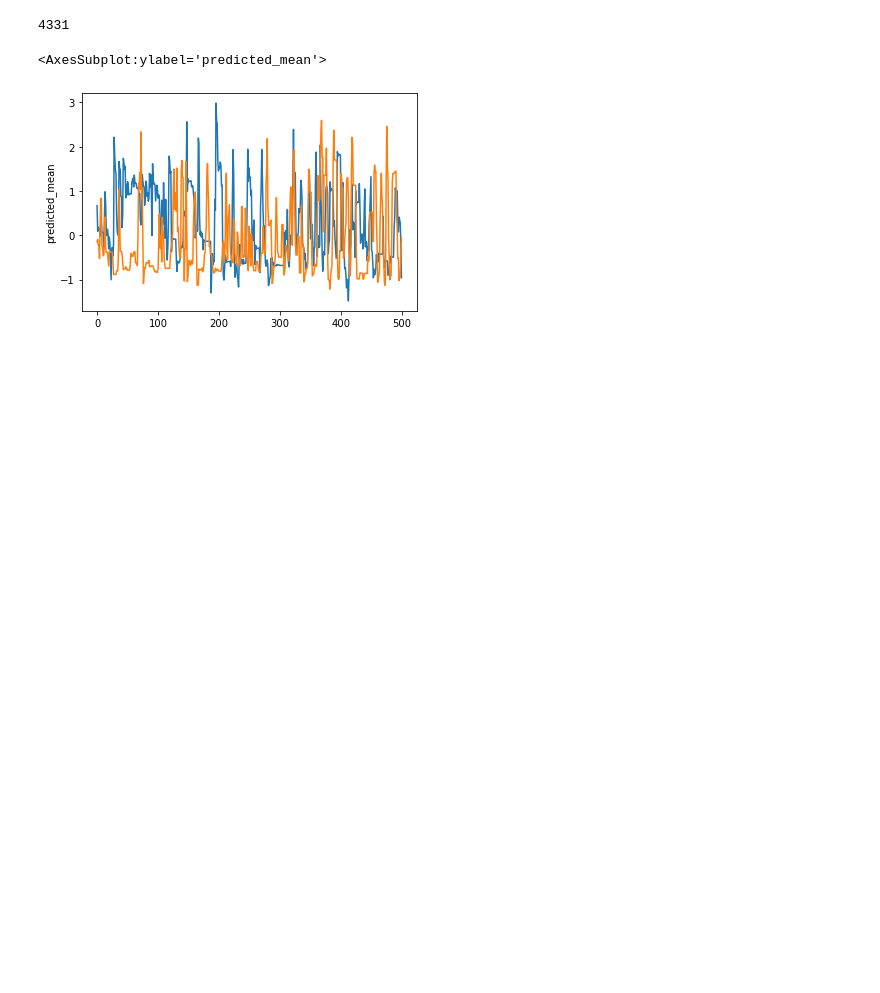
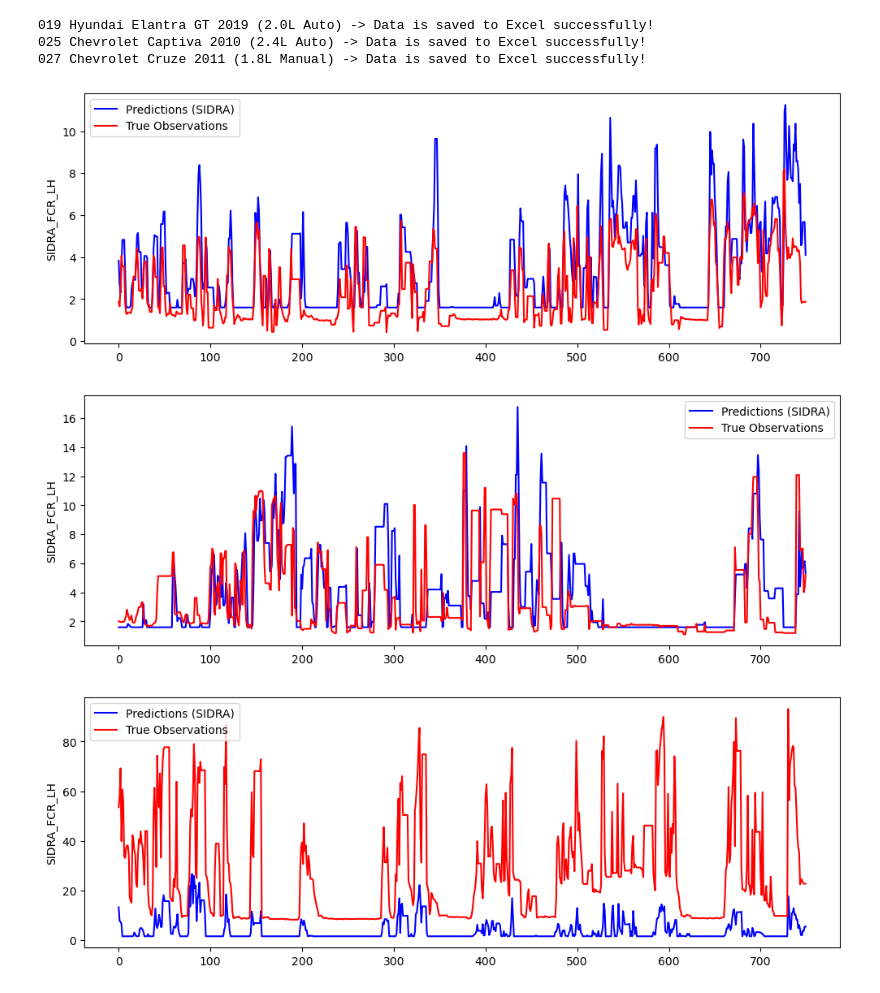
Before and after one commit to esnmrdi/phd, a Jupyter notebook: model-sidra.ipynb, the cells around one changed output. Drawn from its saved outputs; the diff is of its cells as text; code cells hidden in the pictures; blank space fills up the shorter version.

```diff
--- a/model-sidra.ipynb
+++ b/model-sidra.ipynb
@@ -72,11 +63,42 @@ len(predict)
-# %%
-test[DEPENDENT][:10]
-len(test)
-# %% [output]
-4331
-# %%
-sns.lineplot(x=range(500), y=predict[750:1250])
-sns.lineplot(x=range(500), y=test[DEPENDENT][750:1250])
-# %% [output]
-<AxesSubplot:ylabel='predicted_mean'>
-[figure, removed]
+# %%
+# Calculate total tractive force (R_t)
+def calculate_r_t(df, specs):
+    df["R_T"] = specs["B1"] + specs["B2"] * (df["SPD_MS"] ** 2) + specs["M"] * (
+        df["ACC_MS2"] / 1000) + 9.81 * (10 ** -5) * specs["M"] * df["GRADE_PERC"]
+    return df
+# %%
+# Calculate fuel consumption rate
+def calculate_fcr(df, specs):
+    df["SIDRA_FCR_MLS"] = np.where(df['R_T'] > 0, specs["ALPHA"] + specs["BETA_1"] * df["R_T"] * df["SPD_MS"] + np.where(
+        df["ACC_MS2"] > 0, specs["BETA_2"] * specs["M"] * (df["ACC_MS2"] ** 2) * df["SPD_MS"] / 1000, 0), specs["ALPHA"])
+    df["SIDRA_FCR_LH"] = (3600 / 1000) * df["SIDRA_FCR_MLS"]
+    return df
+# %%
+# Run the SIDRA model
+predictions, observations = {}, {}
+for vehicle in VEHICLES:
+    df = load_from_Excel(vehicle, "01", "Sheet1", SETTINGS)
+    df["SPD_MS"] = df["SPD_KH"] / 3.6
+    df["GRADE_PERC"] = np.tan(np.radians(df["NO_OUTLIER_GRADE_DEG"])) * 100
+    specs = load_from_Excel(VEHICLES[0], "02", "Sheet1", SETTINGS).iloc[0].to_dict()
+    df = calculate_r_t(df, specs)
+    df = calculate_fcr(df, specs)
+    predictions[vehicle] = df["SIDRA_FCR_LH"]
+    observations[vehicle] = df["FCR_LH"]
+    save_to_excel(df, vehicle, "01", SETTINGS)
+# %% [output]
+019 Hyundai Elantra GT 2019 (2.0L Auto) -> Data is saved to Excel successfully!
+025 Chevrolet Captiva 2010 (2.4L Auto) -> Data is saved to Excel successfully!
+027 Chevrolet Cruze 2011 (1.8L Manual) -> Data is saved to Excel successfully!
+# %%
+# Time-series plot of SIDRA predictions vs. true observations for a selected time-window
+for vehicle in VEHICLES:
+    fig, ax = plt.subplots(figsize=(12, 4))
+    sns.lineplot(x=range(750), y=predictions[vehicle][0:750], color="blue")
+    sns.lineplot(x=range(750), y=observations[vehicle][0:750], color="red")
+    plt.legend(labels=["Predictions (SIDRA)", "True Observations"])
+    plt.show()
+# %% [output]
+[figure, added]
+[figure, added]
+[figure, added]
```
Also changed, not shown: parts of 9 cells of this notebook, 5 other files.
